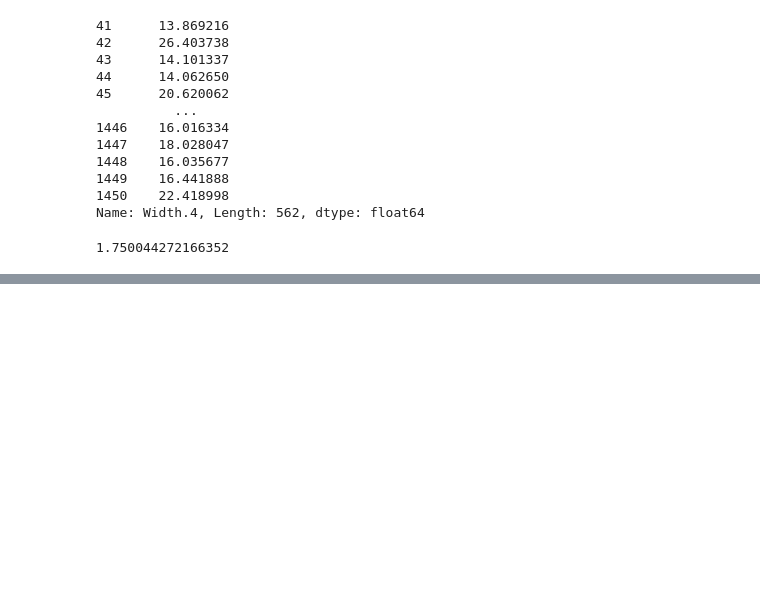
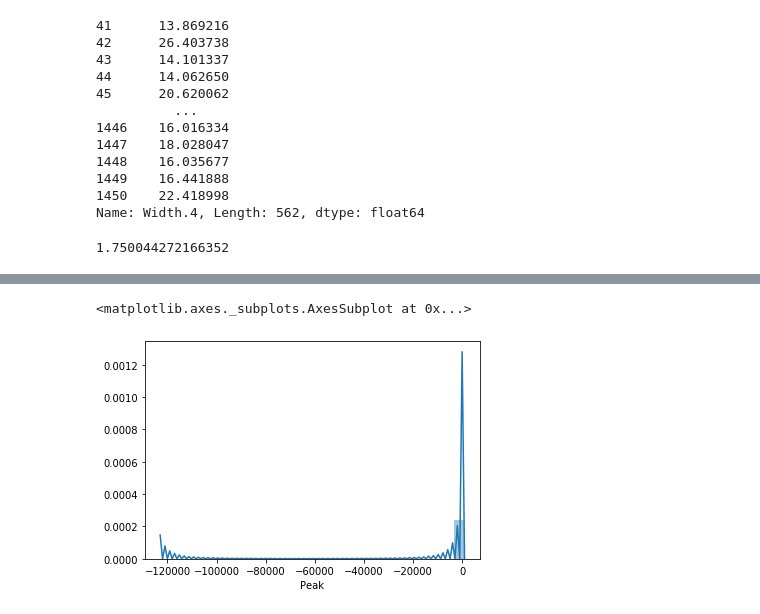
Before and after one commit to will-henney/JavGVastro-PhD, a Jupyter notebook: 604Master.ipynb, the cells around one changed output, grey strips where cells are left out. Saved outputs shown, nothing was run; the diff lists cells and outputs as text; code cells hidden in the pictures; blank space fills up the shorter version.

```diff
--- a/604Master.ipynb
+++ b/604Master.ipynb
@@ -84,3 +86,6 @@ dataHa.describe()
 | 50% | 105.270000 | 9.000000 | 6556.767500 | 1017.500000 | 1.034500 |
 | 75% | 125.045000 | 15.000000 | 6556.896000 | 2403.500000 | 1.183250 |
 | max | 144.830000 | 19.600000 | 6557.740000 | 30960.000000 | 3.215000 |
+# %%
+dataHb=dataB[['X','Y','Center','Peak','Width']]
+dataHb.head()
@@ -694,0 +731,5 @@ plt.axhline(y=10, color='k', linestyle='--')
+# %%
+sns.distplot(dataHb.Peak,bins=30)
+# %% [output]
+<matplotlib.axes._subplots.AxesSubplot at 0x...>
+[figure, added]
```
Also changed, not shown: parts of 63 cells of this notebook.
